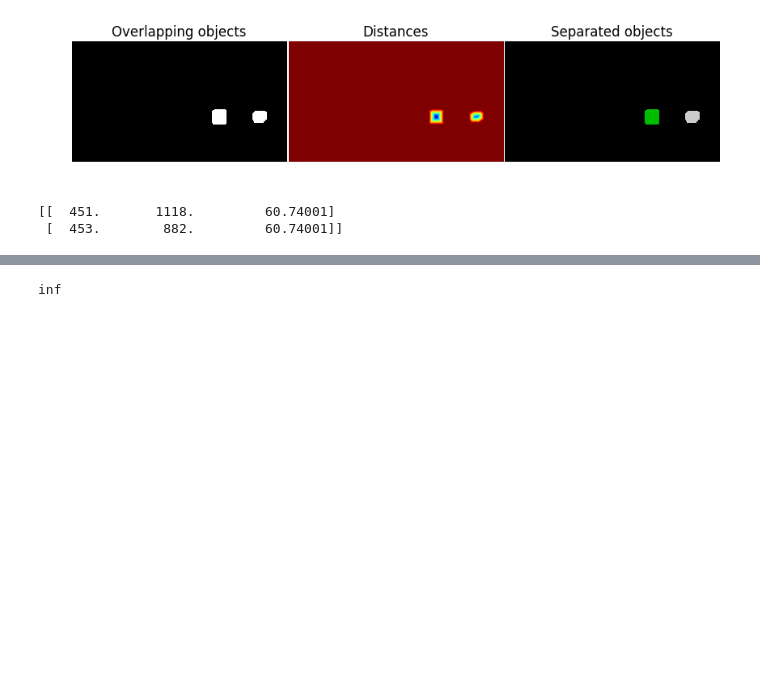
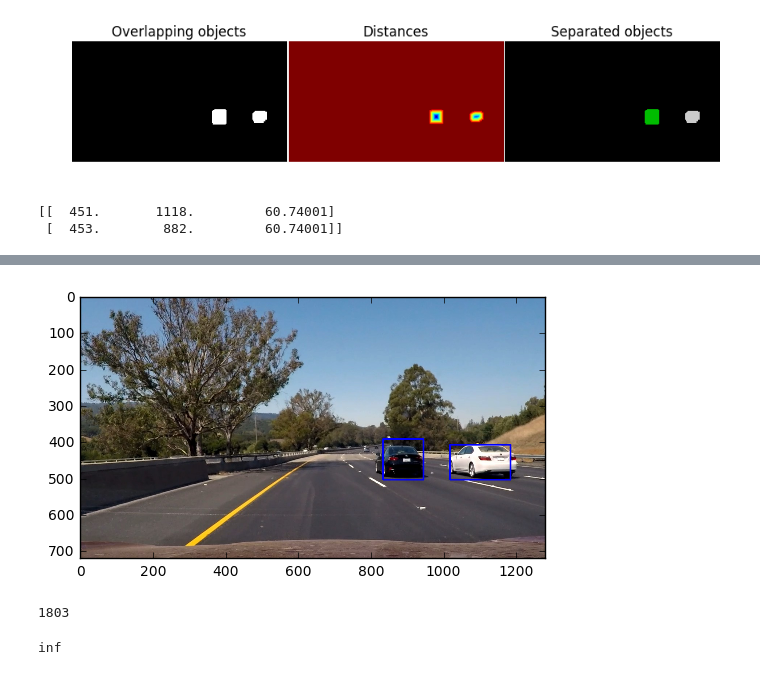
Before and after one commit to eigendreams/vehicle_tracking, a Jupyter notebook: Universal.ipynb, the cells around one changed output, grey strips where cells are left out. Saved outputs shown, nothing was run; the diff lists cells and outputs as text; code cells hidden in the pictures; blank space fills up the shorter version.

```diff
--- a/Universal.ipynb
+++ b/Universal.ipynb
@@ -458,7 +458,7 @@ def draw_boxes(img,
     # Iterate through the bounding boxes
     for bbox in bboxes:
         # Draw a rectangle given bbox coordinates
-        cv2.rectangle(imcopy, bbox[0], bbox[1], color, thick)
+        cv2.rectangle(imcopy, tuple(bbox[0]), tuple(bbox[1]), color, thick)
     # Return the image copy with boxes drawn
     return imcopy
 
@@ -915,3 +986,11 @@ True
+# %%
+window_img = draw_boxes(img, expanded, color=(0, 0, 255), thick=3)
+plt.imshow(window_img)
+plt.show()
+print(counter)
+# %% [output]
+[figure, added]
+1803
 # %%
 np.Infinity* np.ones_like(5)
 # %% [output]
```
Also changed, not shown: parts of 5 cells of this notebook.
